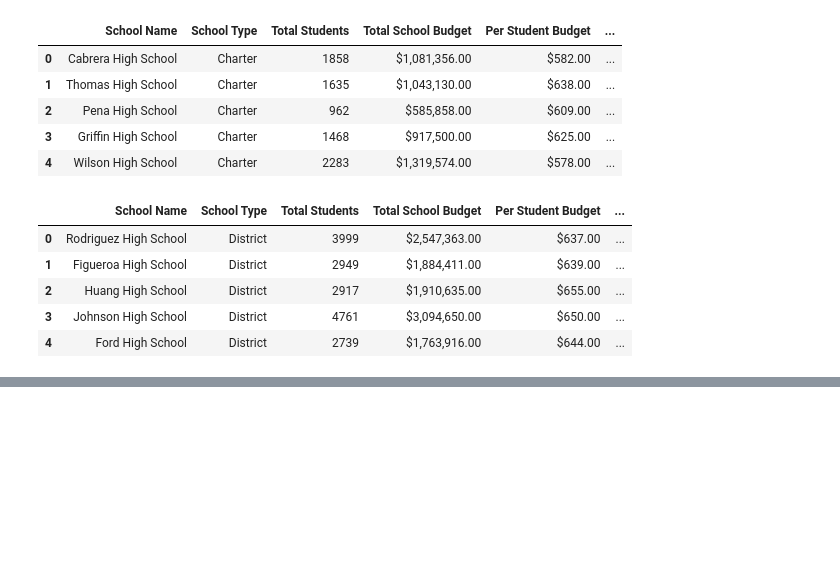
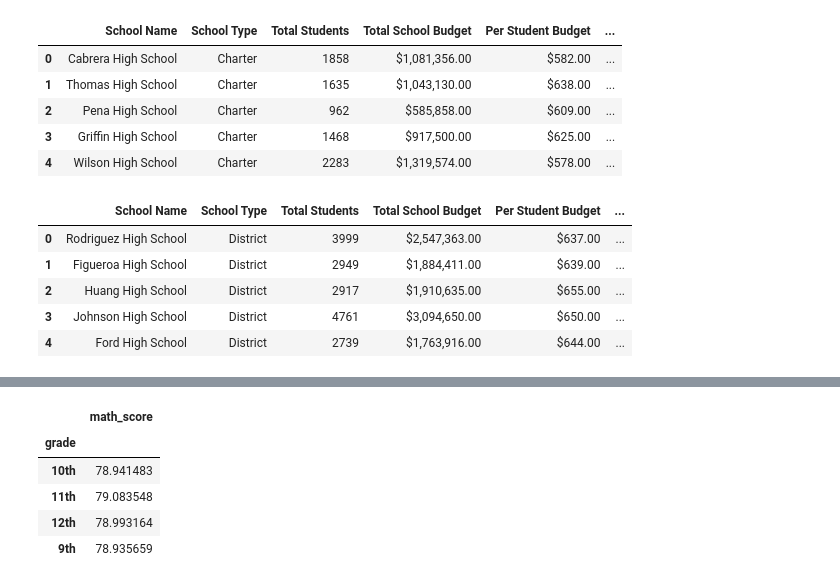
Before and after one commit to kglibrarian/pycityschools, a Jupyter notebook: main.ipynb, the cells around one changed output, grey strips where cells are left out. Saved outputs shown, nothing was run; the diff lists cells and outputs as text; code cells hidden in the pictures; blank space fills up the shorter version.

```diff
--- a/main.ipynb
+++ b/main.ipynb
@@ -457,0 +477,18 @@ AttributeError: 'NoneType' object has no attribute 'index'
+# %%
+#Math Scores By Grade
+#math_group = students_df.groupby("grade")
+
+math_group_df_2 = math_group[["school_name", "math_score", "grade"]].mean()
+math_group_df_2
+# Create a GroupBy object based upon "View Group"
+#ted_group = ted_df.groupby("View Group")
+
+# Get the average of each column within the GroupBy object
+#ted_group[["comments", "duration", "languages"]].mean()
+# %% [output]
+|  | math_score |
+| grade |  |
+| 10th | 78.941483 |
+| 11th | 79.083548 |
+| 12th | 78.993164 |
+| 9th | 78.935659 |
```
Also changed, not shown: parts of 3 cells of this notebook.
